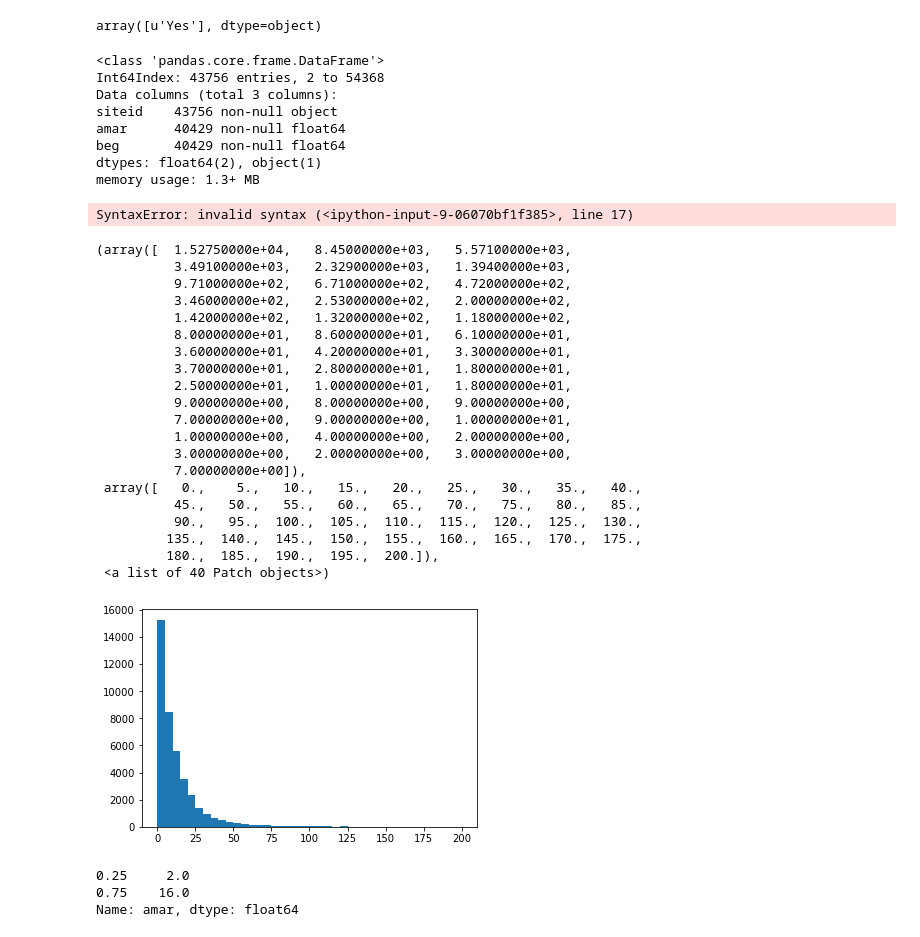
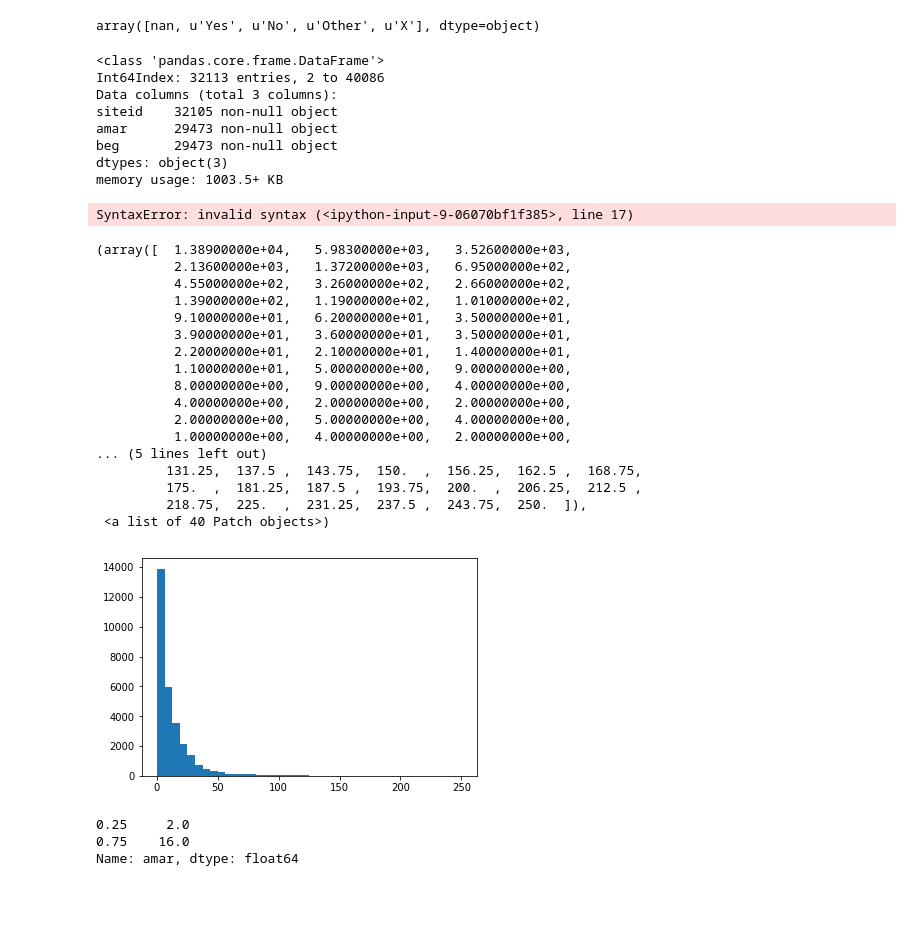
Before and after one commit to RobertJohnston/IMAM, a Jupyter notebook: IMAM Outliers.ipynb, the cells around one changed output. Cells and saved outputs as stored; diff of their text form; code cells hidden in the pictures; blank space fills up the shorter version.

```diff
--- a/IMAM Outliers.ipynb
+++ b/IMAM Outliers.ipynb
@@ -8,6 +115,7 @@ import numpy as np
 # %%
-# df = pandas.read_excel(open('pro','rb'), sheetname='Runs')
-df = pd.read_excel("C:\TEMP\pro.xlsx", sheetname='Runs')
+# Import data from Pandas
+# df = pd.read_excel("C:\TEMP\pro.xlsx", sheetname='Runs')
+df = pd.read_excel("/home/robert/Downloads/pro.xlsx", sheetname='Runs')
 # %%
 df.head()
 # %% [output]
@@ -21,7 +130,7 @@ df.head()
 df.rename(columns = {'Confirm (Category) - IMAM Program':'confirm'}, inplace = True)
 df.confirm.unique()
 # %% [output]
-array([u'Yes'], dtype=object)
+array([nan, u'Yes', u'No', u'Other', u'X'], dtype=object)
 # %%
 # drop all unconfirmed data
 # df.confirm = df["Confirm (Category) - IMAM Program"]
@@ -48,13 +158,13 @@ df =  df[['siteid','amar','beg']]
 df.info()
 # %% [output]
 <class 'pandas.core.frame.DataFrame'>
-Int64Index: 43756 entries, 2 to 54368
+Int64Index: 32113 entries, 2 to 40086
 Data columns (total 3 columns):
-siteid    43756 non-null object
-amar      40429 non-null float64
-beg       40429 non-null float64
-dtypes: float64(2), object(1)
-memory usage: 1.3+ MB
+siteid    32105 non-null object
+amar      29473 non-null object
+beg       29473 non-null object
+dtypes: object(3)
+memory usage: 1003.5+ KB
 # %%
 # remove rows from 2016 ?
 
@@ -90,29 +200,28 @@ df = df.query('amar == amar')
 df = df.query('beg == beg')
 # %%
 # Histogram of Amar
-plt.hist(df.amar, bins = 40, range = (df.amar.min(),200))
+# plt.hist(df.amar, bins = 40, range = (df.amar.min(),df.amar.max()))
+# amar ranges from 0 to 2500
+plt.hist(df.amar, bins = 40, range = (0,250))
 # %% [output]
-(array([  1.52750000e+04,   8.45000000e+03,   5.57100000e+03,
-          3.49100000e+03,   2.32900000e+03,   1.39400000e+03,
-          9.71000000e+02,   6.71000000e+02,   4.72000000e+02,
-          3.46000000e+02,   2.53000000e+02,   2.00000000e+02,
-          1.42000000e+02,   1.32000000e+02,   1.18000000e+02,
-          8.00000000e+01,   8.60000000e+01,   6.10000000e+01,
-          3.60000000e+01,   4.20000000e+01,   3.30000000e+01,
-          3.70000000e+01,   2.80000000e+01,   1.80000000e+01,
-          2.50000000e+01,   1.00000000e+01,   1.80000000e+01,
-          9.00000000e+00,   8.00000000e+00,   9.00000000e+00,
-          7.00000000e+00,   9.00000000e+00,   1.00000000e+01,
+(array([  1.38900000e+04,   5.98300000e+03,   3.52600000e+03,
+          2.13600000e+03,   1.37200000e+03,   6.95000000e+02,
+          4.55000000e+02,   3.26000000e+02,   2.66000000e+02,
+          1.39000000e+02,   1.19000000e+02,   1.01000000e+02,
+          9.10000000e+01,   6.20000000e+01,   3.50000000e+01,
+          3.90000000e+01,   3.60000000e+01,   3.50000000e+01,
+          2.20000000e+01,   2.10000000e+01,   1.40000000e+01,
+          1.10000000e+01,   5.00000000e+00,   9.00000000e+00,
+          8.00000000e+00,   9.00000000e+00,   4.00000000e+00,
+          4.00000000e+00,   2.00000000e+00,   2.00000000e+00,
+          2.00000000e+00,   5.00000000e+00,   4.00000000e+00,
           1.00000000e+00,   4.00000000e+00,   2.00000000e+00,
-          3.00000000e+00,   2.00000000e+00,   3.00000000e+00,
-          7.00000000e+00]),
- array([   0.,    5.,   10.,   15.,   20.,   25.,   30.,   35.,   40.,
-          45.,   50.,   55.,   60.,   65.,   70.,   75.,   80.,   85.,
-          90.,   95.,  100.,  105.,  110.,  115.,  120.,  125.,  130.,
-         135.,  140.,  145.,  150.,  155.,  160.,  165.,  170.,  175.,
-         180.,  185.,  190.,  195.,  200.]),
+... (5 lines left out)
+         131.25,  137.5 ,  143.75,  150.  ,  156.25,  162.5 ,  168.75,
+         175.  ,  181.25,  187.5 ,  193.75,  200.  ,  206.25,  212.5 ,
+         218.75,  225.  ,  231.25,  237.5 ,  243.75,  250.  ]),
  <a list of 40 Patch objects>)
-[figure, old version]
+[figure, new version]
 # %%
 print df.amar.quantile([0.25,0.75])
 # Quantiles of each object.
```
Also changed, not shown: parts of 28 cells of this notebook.
